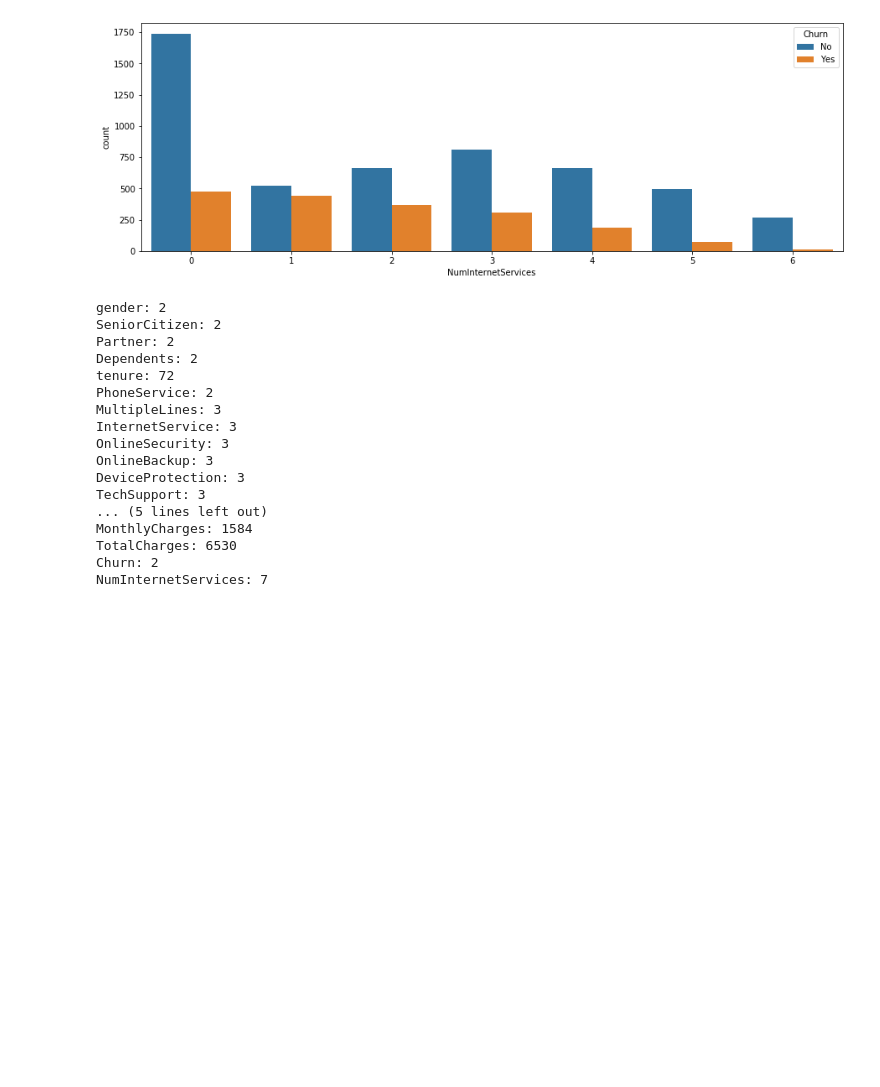
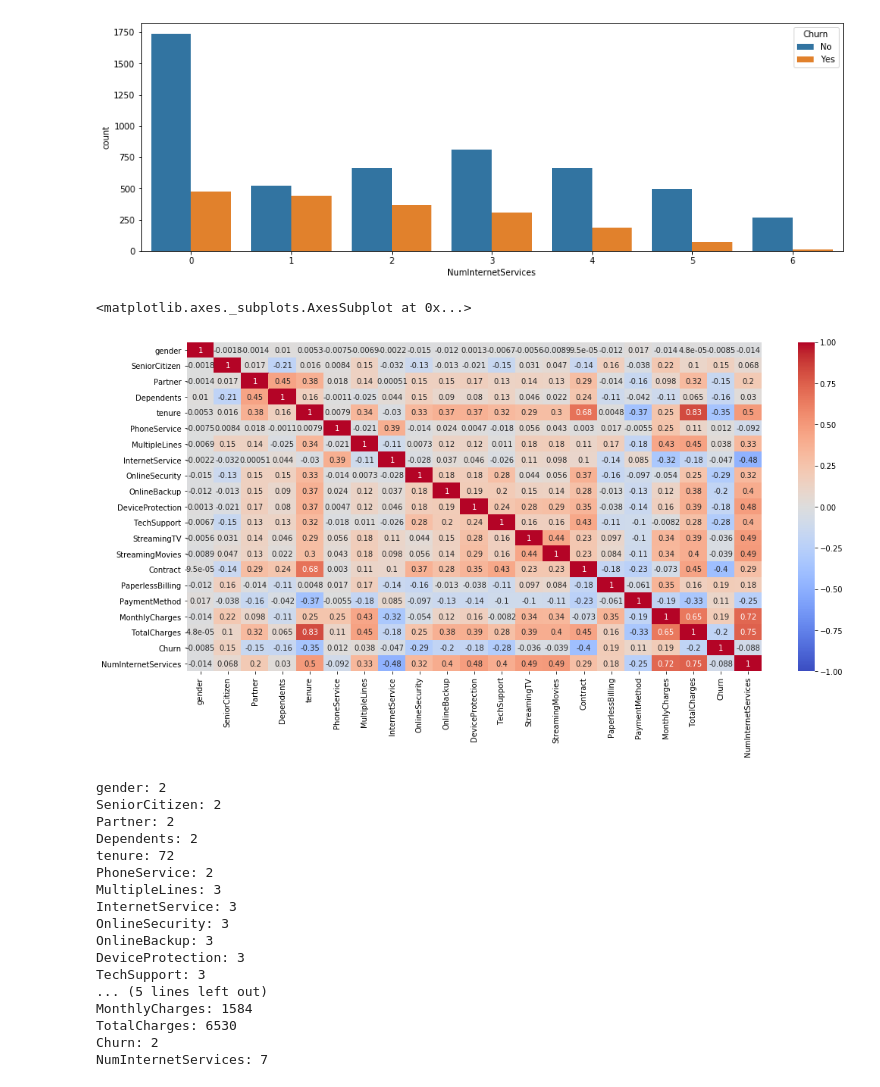
Before and after one commit to Bilalmajeed1995/ChurnPrediction, a Jupyter notebook: TelecomChurnPrediction.ipynb, the cells around one changed output. Cells and saved outputs as stored; diff of their text form; code cells hidden in the pictures; blank space fills up the shorter version.

```diff
--- a/TelecomChurnPrediction.ipynb
+++ b/TelecomChurnPrediction.ipynb
@@ -170,6 +169,21 @@ sns.countplot(x = "NumInternetServices", hue = 'Churn', data = df)
 # %% [output]
 <matplotlib.axes._subplots.AxesSubplot at 0x...>
 [figure]
+# %%
+from sklearn.preprocessing import OrdinalEncoder
+
+df_corr = df.copy()
+encoder = OrdinalEncoder()
+for col in df_corr.columns:
+    if df[col].dtype == 'object':
+        x = df_corr[col].values.reshape(-1, 1)
+        df_corr[col] = encoder.fit_transform(x)
+
+plt.figure(figsize=(17, 8))
+sns.heatmap(df_corr.corr(), vmin=-1, cmap='coolwarm', annot=True)
+# %% [output]
+<matplotlib.axes._subplots.AxesSubplot at 0x...>
+[figure, added]
 # %%
 # Check the number of unique values in all columns
 for col in df.columns:
```
Also changed, not shown: parts of 11 cells of this notebook.
